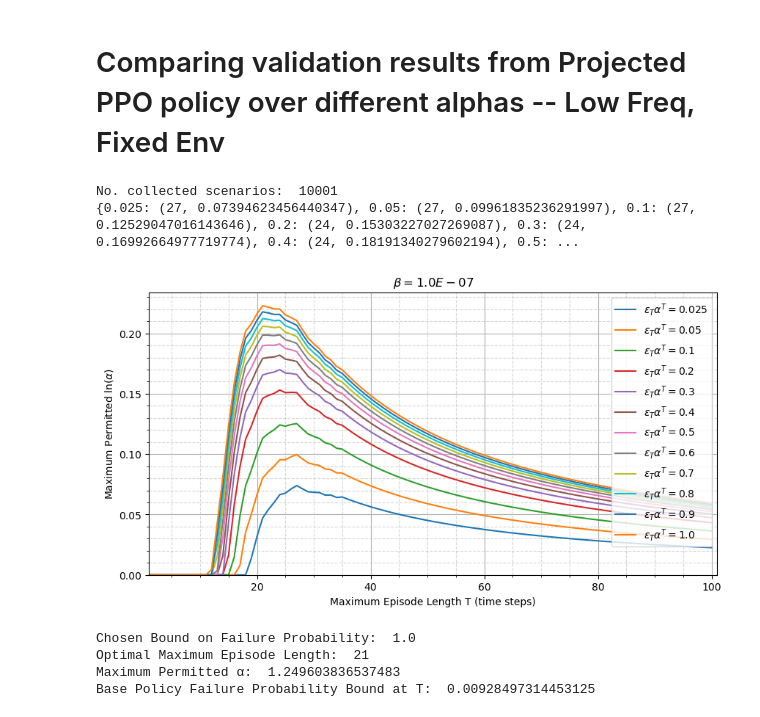
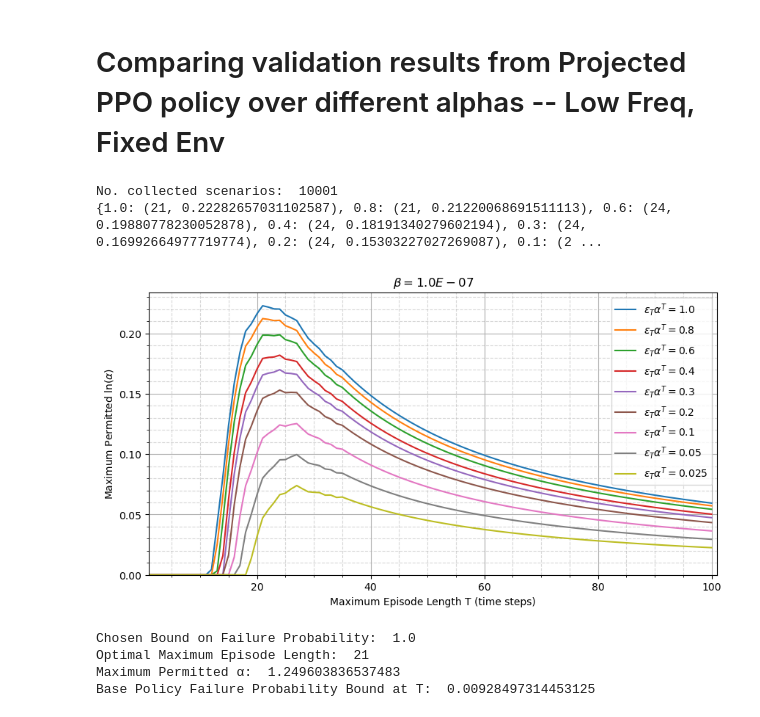
Before and after one commit to JacquesCloete/sport, a Jupyter notebook: notebooks/envs/comparing_validation_over_alphas_low_freq_fixed_env.ipynb, the cells around one changed output. Saved outputs shown, nothing was run; the diff lists cells and outputs as text; code cells hidden in the pictures.

```diff
--- a/notebooks/envs/comparing_validation_over_alphas_low_freq_fixed_env.ipynb
+++ b/notebooks/envs/comparing_validation_over_alphas_low_freq_fixed_env.ipynb
@@ -27,16 +27,16 @@ task_posterior_bound_failure_rate = None
 # %%
 alpha_base_db = load_scenario_database("../../src/rl_vcf/databases/base_policy_db.pkl")
 print("No. collected scenarios: ", alpha_base_db.num_collected_scenarios)
-bounds = [0.025, 0.05, 0.1, 0.2, 0.3, 0.4, 0.5, 0.6, 0.7, 0.8, 0.9, 1.0]
+bounds = [0.025, 0.05, 0.1, 0.2, 0.3, 0.4, 0.6, 0.8, 1.0]
 fig, ax, peaks = plot_max_log_alpha(
     scenario_db=alpha_base_db, bounds=bounds, conf=conf, cutoff=0.1
 )
 plt.savefig("get_optimal_episode_length.svg")
 print(peaks)
 # %% [output]
 No. collected scenarios:  10001
-{0.025: (27, 0.07394623456440347), 0.05: (27, 0.09961835236291997), 0.1: (27, 0.12529047016143646), 0.2: (24, 0.15303227027269087), 0.3: (24, 0.16992664977719774), 0.4: (24, 0.18191340279602194), 0.5: ...
+{1.0: (21, 0.22282657031102587), 0.8: (21, 0.21220068691511113), 0.6: (24, 0.19880778230052878), 0.4: (24, 0.18191340279602194), 0.3: (24, 0.16992664977719774), 0.2: (24, 0.15303227027269087), 0.1: (2 ...
-[figure, old version]
+[figure, new version]
 # %%
 bound = 1.0
 T, max_alpha = get_optimal_max_episode_length(alpha_base_db, bound, conf, cutoff=0.1)
```
Also changed, not shown: parts of 1 cell of this notebook, 1 other file.
